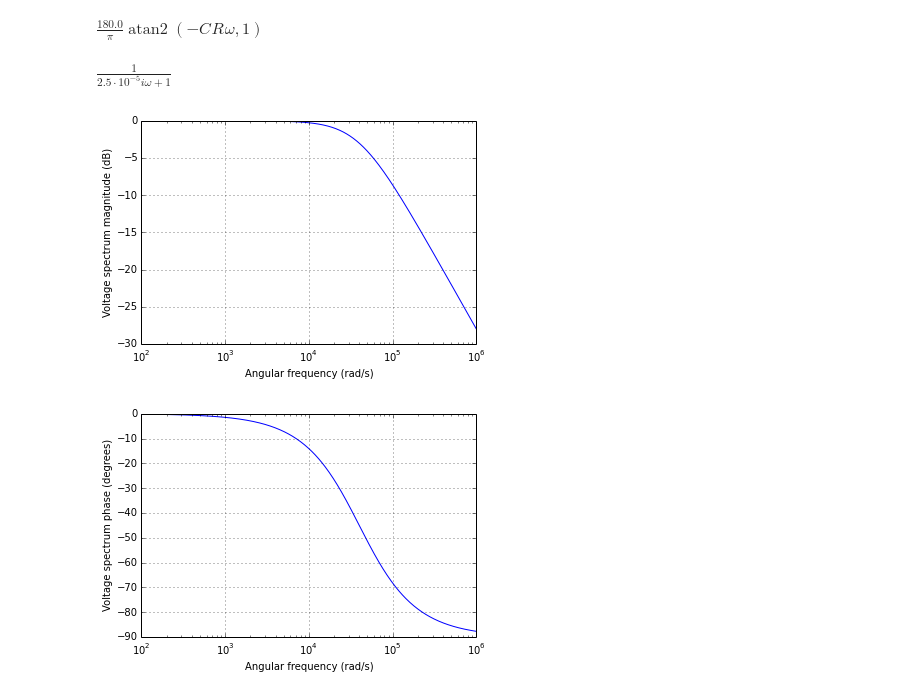
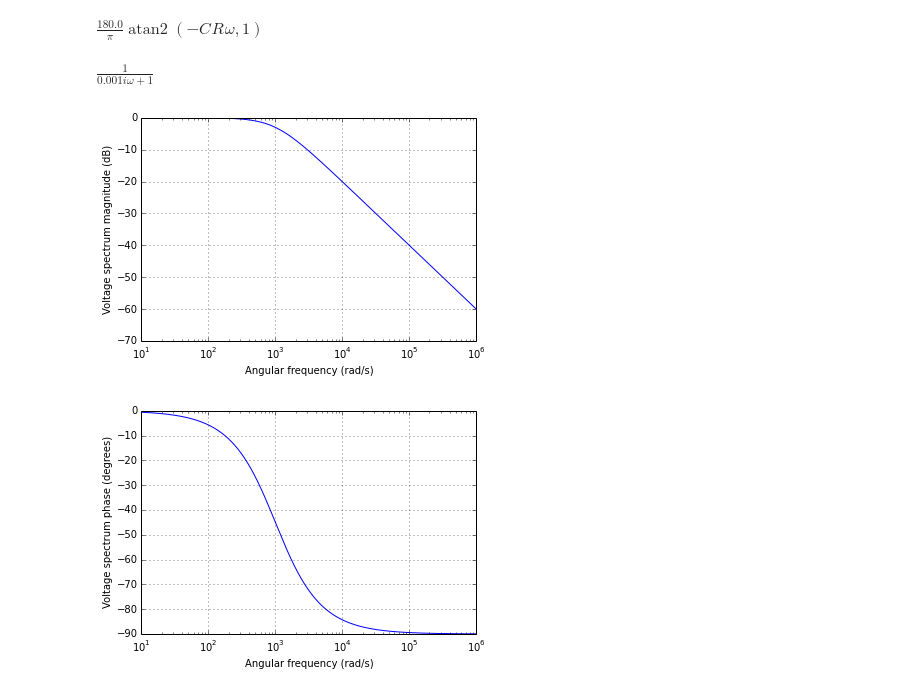
Before and after one commit to mph-/lcapy, a Jupyter notebook: demo/notebooks/RC-lpf1.ipynb, the cells around one changed output. Saved outputs shown, nothing was run; the diff lists cells and outputs as text; code cells hidden in the pictures.

```diff
--- a/demo/notebooks/RC-lpf1.ipynb
+++ b/demo/notebooks/RC-lpf1.ipynb
@@ -28,18 +32,18 @@ H(j * omega).phase_degrees
 # %% [output]
 $\frac{180.0}{\pi} \operatorname{atan2}{\left (- C_{} R_{} \omega,1 \right )}$
 # %%
-H1 = H.subs('C',1e-9).subs('R',25e3)
+H1 = H.subs('C',1e-6).subs('R',1e3)
 H1(j * omega)
 # %% [output]
-$\frac{1}{2.5 \cdot 10^{-5} i \omega + 1}$
+$\frac{1}{0.001 i \omega + 1}$
 # %%
 from numpy import logspace
-w = logspace(2, 6, 500)
+w = logspace(1, 6, 500)
 %matplotlib inline
 H1(j * omega).dB.plot(w, log_scale=True)
 # %% [output]
-[figure, old version]
+[figure, new version]
 # %%
 H1(j * omega).phase_degrees.plot(w, log_scale=True)
 # %% [output]
-[figure, old version]
+[figure, new version]
```
Also changed, not shown: parts of 1 cell of this notebook, 2 other files.
